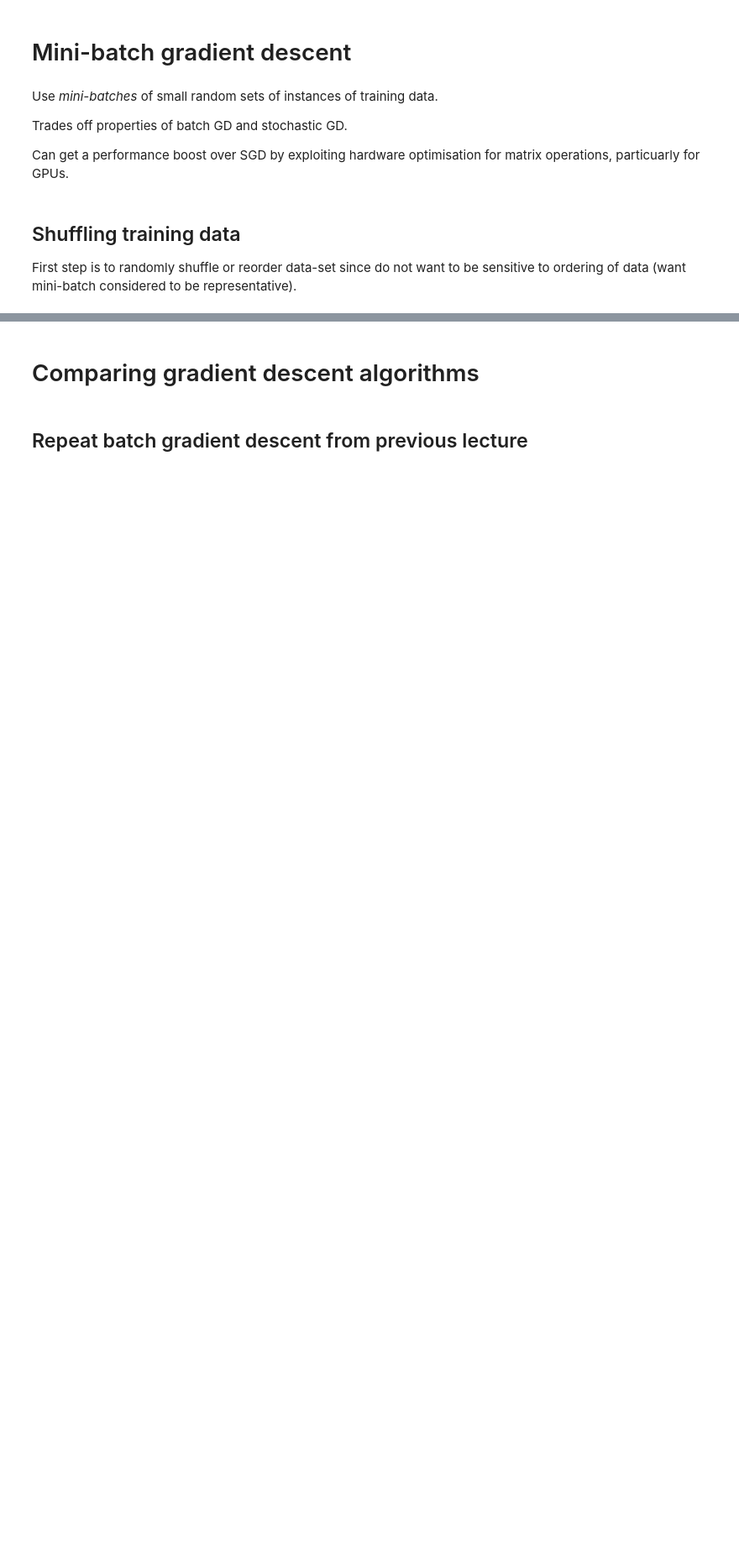
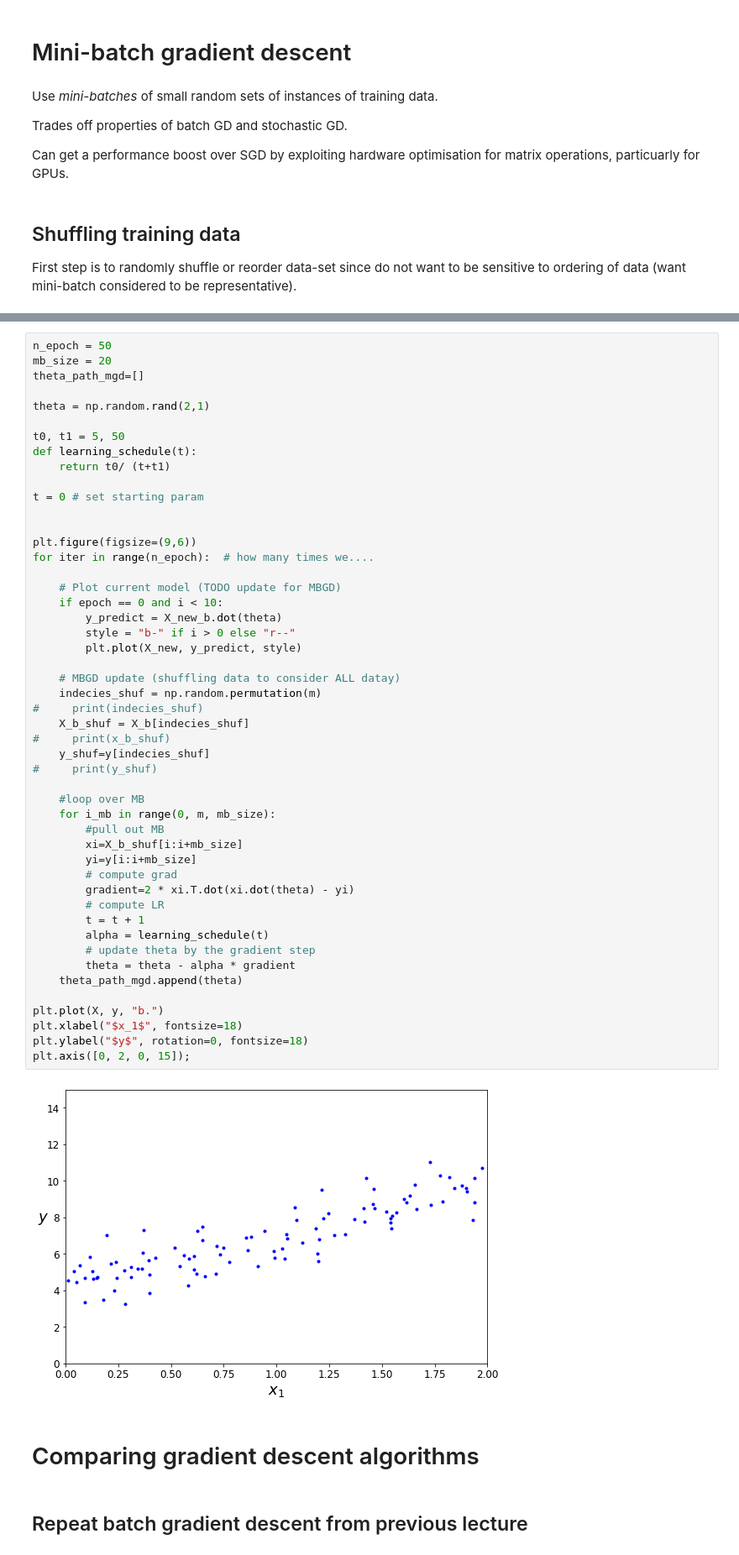
Before and after one commit to glukicov/UCL_ML_BigData, a Jupyter notebook: week2/Lecture06_TrainingII_no_solutions/Lecture06_TrainingII_no_solutions.ipynb, the cells around one changed output, grey strips where cells are left out. Shown at 84% size. Drawn from its saved outputs; the diff is of its cells as text; blank space fills up the shorter version.

```diff
--- a/week2/Lecture06_TrainingII_no_solutions/Lecture06_TrainingII_no_solutions.ipynb
+++ b/week2/Lecture06_TrainingII_no_solutions/Lecture06_TrainingII_no_solutions.ipynb
@@ -147,3 +153,54 @@ Hints:
+# %%
+n_epoch = 50
+mb_size = 20
+theta_path_mgd=[]
+
+theta = np.random.rand(2,1)
+
+t0, t1 = 5, 50
+def learning_schedule(t):
+    return t0/ (t+t1)
+
+t = 0 # set starting param
+
+
+plt.figure(figsize=(9,6))
+for iter in range(n_epoch):  # how many times we....
+
+    # Plot current model (TODO update for MBGD)
+    if epoch == 0 and i < 10:
+        y_predict = X_new_b.dot(theta)
+        style = "b-" if i > 0 else "r--"
+        plt.plot(X_new, y_predict, style)
+
+    # MBGD update (shuffling data to consider ALL datay)
+    indecies_shuf = np.random.permutation(m)
+#     print(indecies_shuf)
+    X_b_shuf = X_b[indecies_shuf]
+#     print(x_b_shuf)
+    y_shuf=y[indecies_shuf]
+#     print(y_shuf)
+
+    #loop over MB
+    for i_mb in range(0, m, mb_size):
+        #pull out MB
+        xi=X_b_shuf[i:i+mb_size]
+        yi=y[i:i+mb_size]
+        # compute grad
+        gradient=2 * xi.T.dot(xi.dot(theta) - yi)
+        # compute LR
+        t = t + 1
+        alpha = learning_schedule(t)
+        # update theta by the gradient step
+        theta = theta - alpha * gradient
+    theta_path_mgd.append(theta)
+
+plt.plot(X, y, "b.")
+plt.xlabel("$x_1$", fontsize=18)
+plt.ylabel("$y$", rotation=0, fontsize=18)
+plt.axis([0, 2, 0, 15]);
+# %% [output]
+[figure, added]
 # %% [markdown]
 # Comparing gradient descent algorithms
 # %% [markdown]
```
Also changed, not shown: parts of 7 cells of this notebook.
